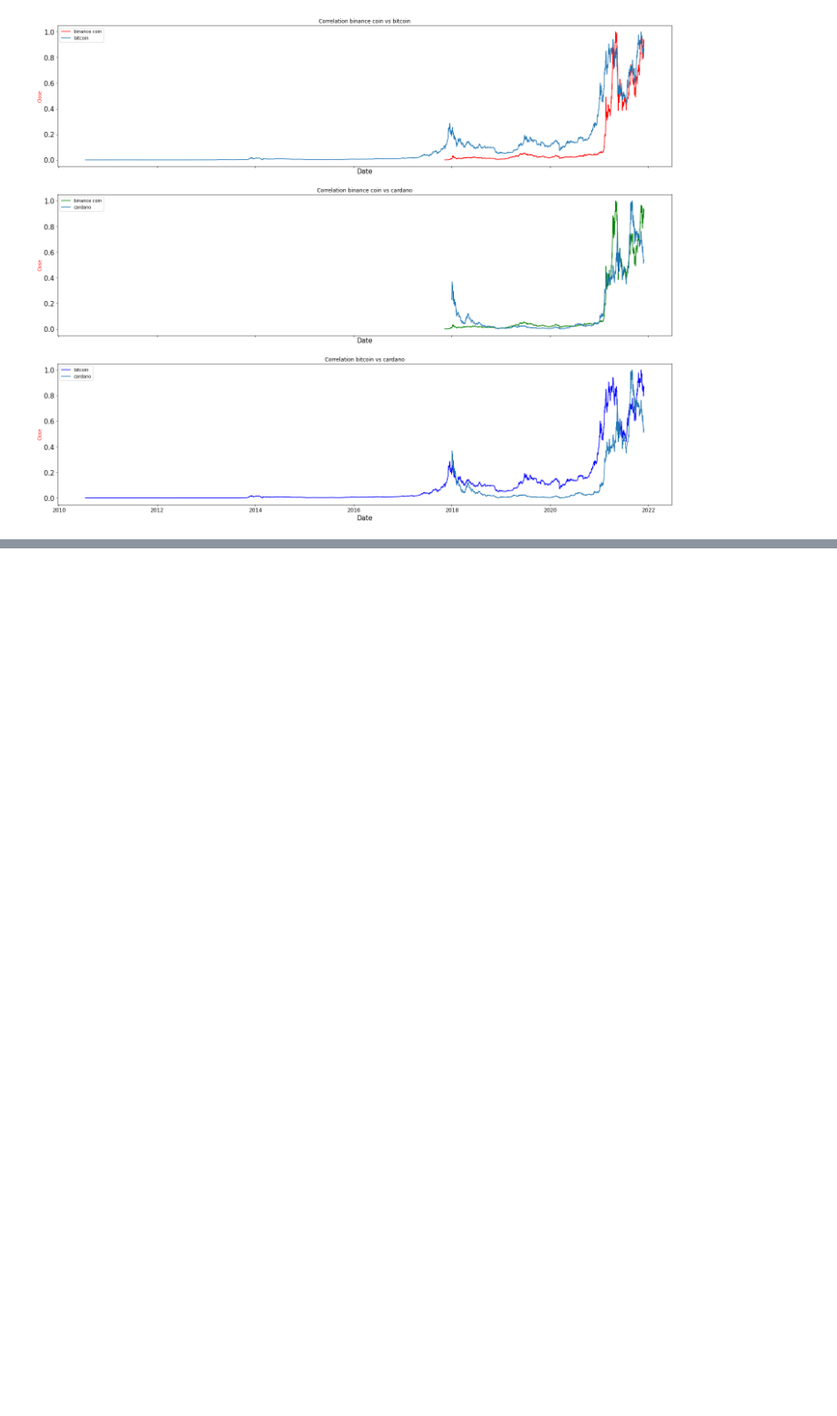
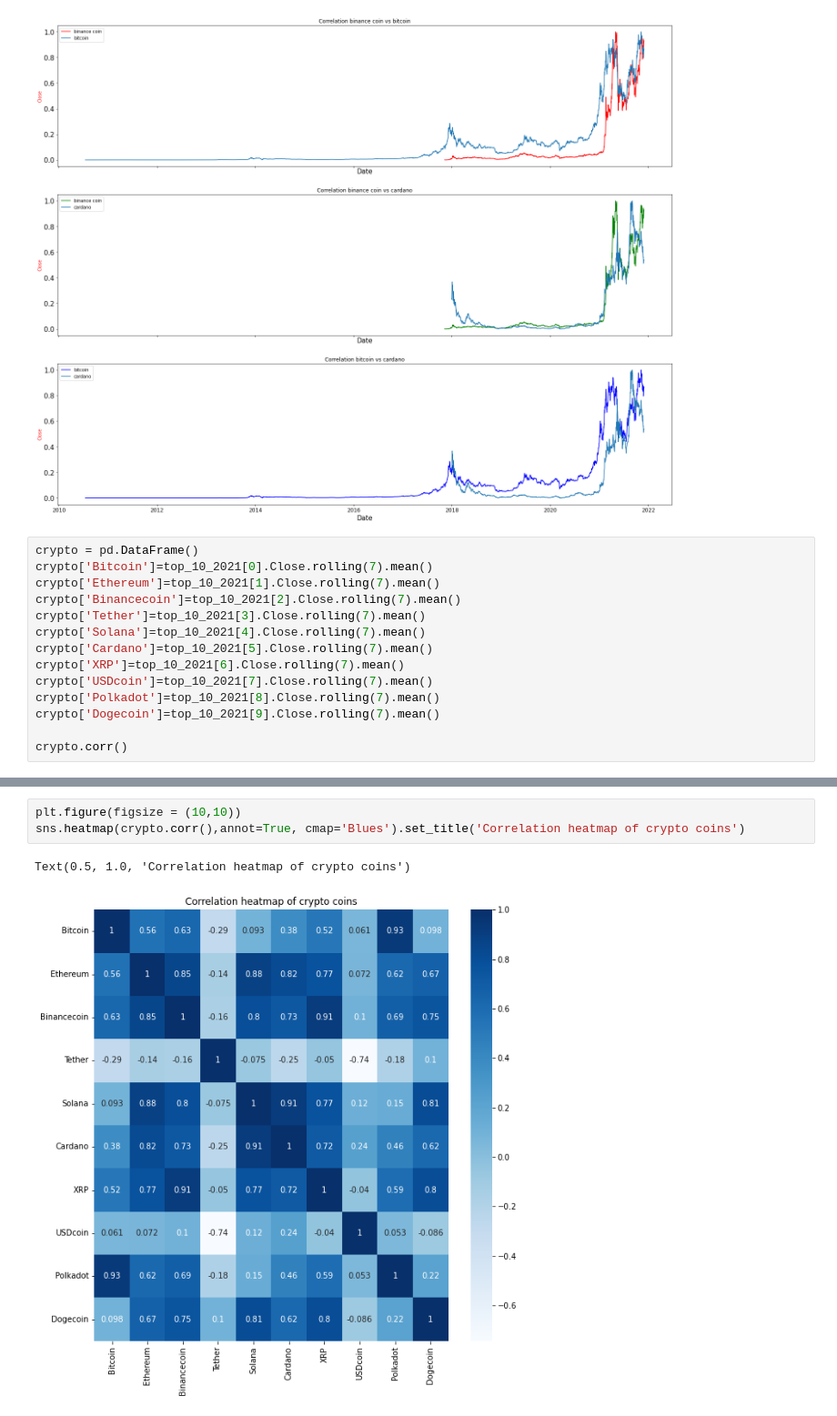
Before and after one commit to cato20/cryptocurrencies-ds, a Jupyter notebook: notebooks/Model_Price_Prediction.ipynb, the cells around one changed output, grey strips where cells are left out. Shown at 91% size. Saved outputs shown, nothing was run; the diff lists cells and outputs as text; blank space fills up the shorter version.

Commit message:
Analized the correlation of the crypto coins

```diff
--- a/notebooks/Model_Price_Prediction.ipynb
+++ b/notebooks/Model_Price_Prediction.ipynb
@@ -440,3 +441,17 @@ for index,element in enumerate(correlation_coins, start=0):
     ax.legend()
 # %% [output]
 [figure]
+# %%
+crypto = pd.DataFrame()
+crypto['Bitcoin']=top_10_2021[0].Close.rolling(7).mean()
+crypto['Ethereum']=top_10_2021[1].Close.rolling(7).mean()
+crypto['Binancecoin']=top_10_2021[2].Close.rolling(7).mean()
+crypto['Tether']=top_10_2021[3].Close.rolling(7).mean()
+crypto['Solana']=top_10_2021[4].Close.rolling(7).mean()
+crypto['Cardano']=top_10_2021[5].Close.rolling(7).mean()
+crypto['XRP']=top_10_2021[6].Close.rolling(7).mean()
+crypto['USDcoin']=top_10_2021[7].Close.rolling(7).mean()
+crypto['Polkadot']=top_10_2021[8].Close.rolling(7).mean()
+crypto['Dogecoin']=top_10_2021[9].Close.rolling(7).mean()
+
+crypto.corr()
@@ -442,0 +470,6 @@ for index,element in enumerate(correlation_coins, start=0):
+# %%
+plt.figure(figsize = (10,10))
+sns.heatmap(crypto.corr(),annot=True, cmap='Blues').set_title('Correlation heatmap of crypto coins')
+# %% [output]
+Text(0.5, 1.0, 'Correlation heatmap of crypto coins')
+[figure, added]
```
Also changed, not shown: parts of 8 cells of this notebook.
